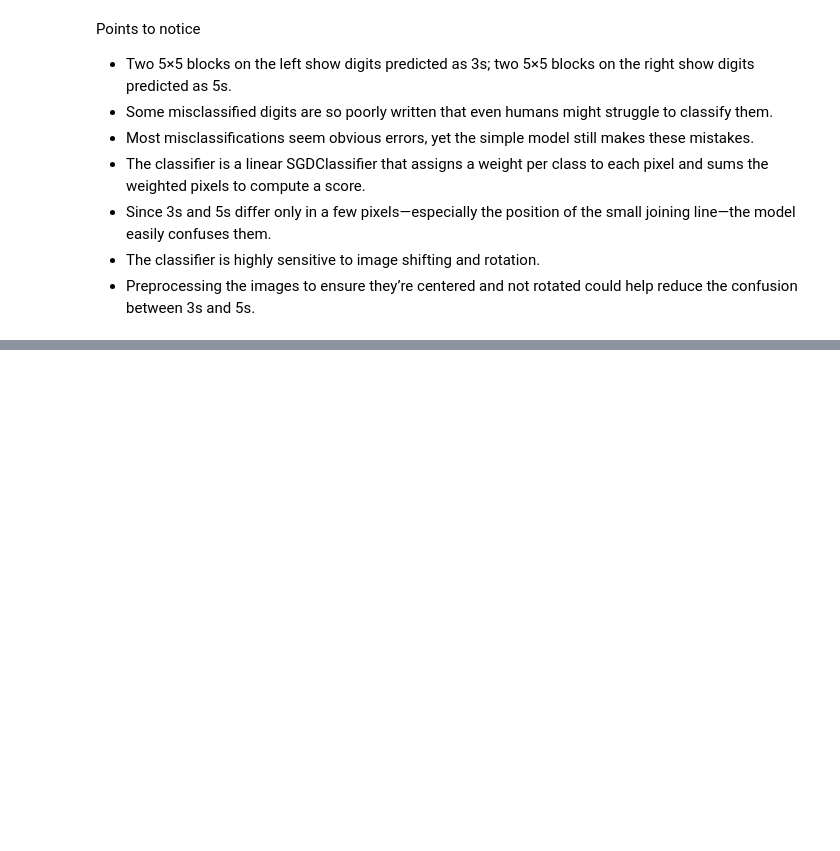
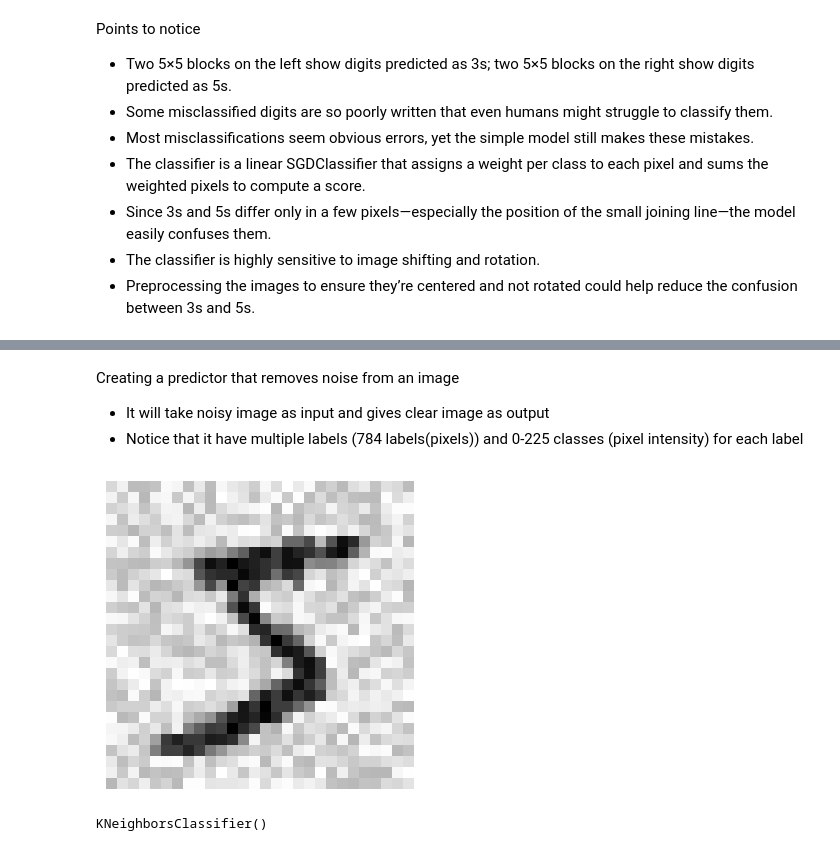
Before and after one commit to ArunNegi112/Machine_Learning, a Jupyter notebook: 3_Classification/2_Multiclass_classification.ipynb, the cells around one changed output, grey strips where cells are left out. Drawn from its saved outputs; the diff is of its cells as text; code cells hidden in the pictures; blank space fills up the shorter version.

```diff
--- a/3_Classification/2_Multiclass_classification.ipynb
+++ b/3_Classification/2_Multiclass_classification.ipynb
@@ -327,0 +333,8 @@ Points to notice
+# %%
+# Creating a classifier that classifies instance as a). more than 7 b). odd number
+
+y_train_high = (y_train.astype(int)>=7)
+y_train_odd = (y_train.astype(int)%2==1)
+y_train_multilabel = np.c_[y_train_high,y_train_odd]
+
+y_train_multilabel
@@ -327,0 +353,7 @@ Points to notice
+# %%
+from sklearn.neighbors import KNeighborsClassifier
+
+kn_classifier = KNeighborsClassifier()
+kn_classifier.fit(X_train,y_train_multilabel)
+
+# on giving 2d array as label(y_train), It automatically detects it for multilabel classification
@@ -327,0 +389,26 @@ Points to notice
+# %% [markdown]
+Creating a predictor that removes noise from an image
+- It will take noisy image as input and gives clear image as output
+- Notice that it have multiple labels (784 labels(pixels)) and 0-225 classes (pixel intensity) for each label
+# %%
+# convert MNISt into noisy dataset
+
+noise = np.random.randint(0,100,size=(len(X_train),784))
+noise_x_train = X_train + noise
+
+noise = np.random.randint(0,100,size=(len(X_test),784))
+noise_x_test = X_test + noise
+
+# Targets
+noise_y_train = X_train
+nosie_y_test = X_test
+# %%
+# Check the image
+plt.figure(figsize=(5,4))
+plot_image(noise_x_train[0])
+# %% [output]
+[figure, added]
+# %%
+kn_classifier.fit(noise_x_train,noise_y_train)
+# %% [output]
+KNeighborsClassifier()
```
Also changed, not shown: parts of 12 cells of this notebook.
